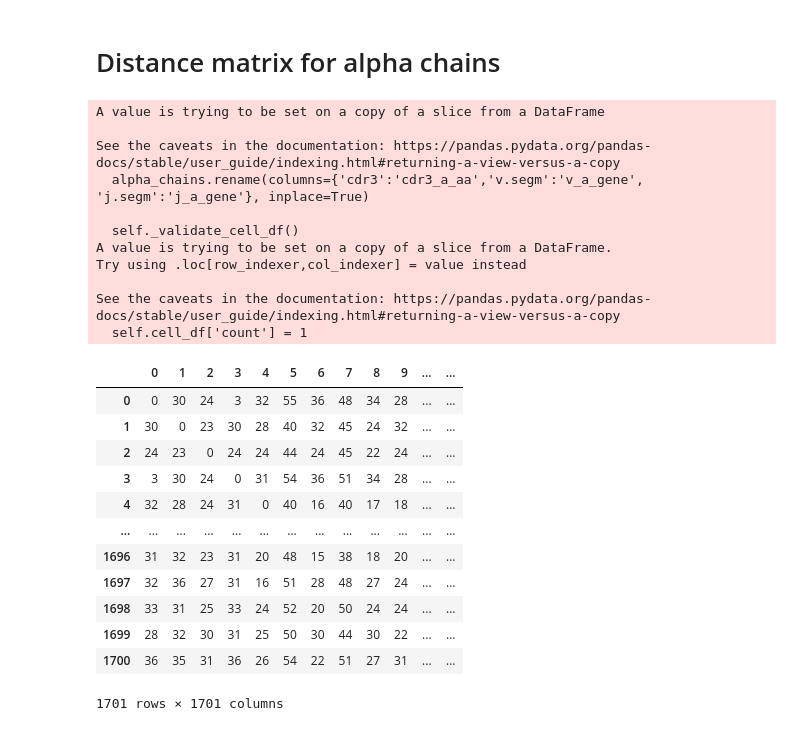
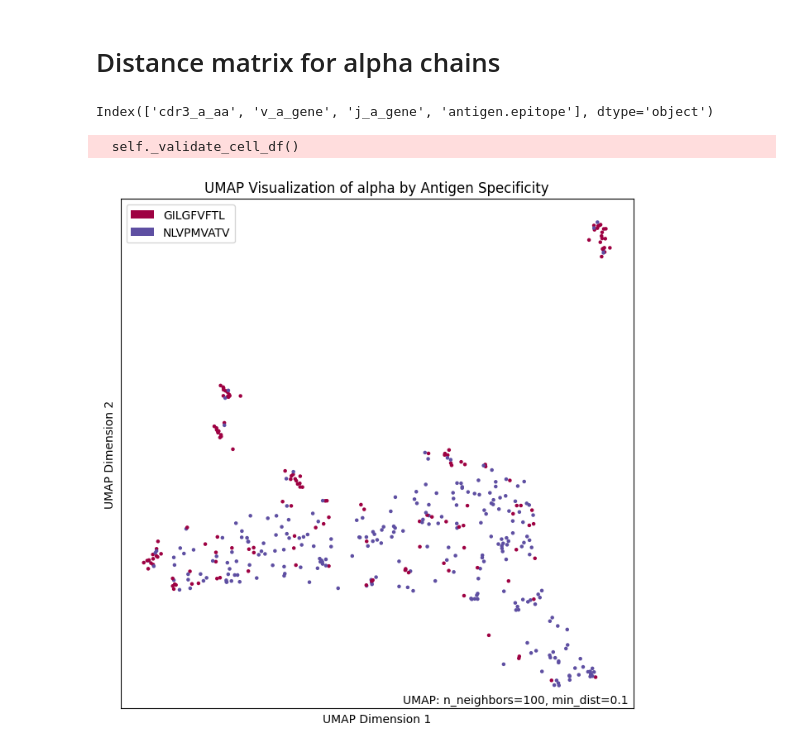
Before and after one commit to UoB-DSMP-2023-24/dsmp-2024-groupol1, a Jupyter notebook: distances_matrix.ipynb, the cells around one changed output. Drawn from its saved outputs; the diff is of its cells as text; code cells hidden in the pictures.

```diff
--- a/distances_matrix.ipynb
+++ b/distances_matrix.ipynb
@@ -92,42 +133,13 @@ beta_distances # print matrix
 # %%
 # Do the same as above but for alpha chains
 
 TRA = human_data[human_data['gene'] =='TRA']
-alpha_chains = TRA[['cdr3', 'v.segm', 'j.segm']]
+alpha_chains = TRA[['cdr3', 'v.segm', 'j.segm', 'antigen.epitope']].copy()
 alpha_chains.rename(columns={'cdr3':'cdr3_a_aa','v.segm':'v_a_gene', 'j.segm':'j_a_gene'}, inplace=True)
+print(alpha_chains.columns)
 
-tr_alpha = TCRrep(cell_df = alpha_chains,
-            organism = 'human',
-            chains = ['alpha'],
-            db_file = 'alphabeta_gammadelta_db.tsv')
+alpha_df = calculate_dist_and_umap(alpha_chains, 'alpha')
 # %% [output]
-A value is trying to be set on a copy of a slice from a DataFrame
-
-See the caveats in the documentation: https://pandas.pydata.org/pandas-docs/stable/user_guide/indexing.html#returning-a-view-versus-a-copy
-  alpha_chains.rename(columns={'cdr3':'cdr3_a_aa','v.segm':'v_a_gene', 'j.segm':'j_a_gene'}, inplace=True)
-
-  self._validate_cell_df()
-A value is trying to be set on a copy of a slice from a DataFrame.
-Try using .loc[row_indexer,col_indexer] = value instead
-
-See the caveats in the documentation: https://pandas.pydata.org/pandas-docs/stable/user_guide/indexing.html#returning-a-view-versus-a-copy
-  self.cell_df['count'] = 1
+Index(['cdr3_a_aa', 'v_a_gene', 'j_a_gene', 'antigen.epitope'], dtype='object')
+  self._validate_cell_df()
+[figure, added]
-# %%
-# get alpha chain calculations and print them.
-alpha_chain_matrix = tr_alpha.pw_cdr3_a_aa
-alpha_distances = pd.DataFrame(alpha_chain_matrix)
-alpha_distances
-# %% [output]
-|  | 0 | 1 | 2 | 3 | 4 | 5 | 6 | 7 | 8 | 9 | ... | ... |
-| 0 | 0 | 30 | 24 | 3 | 32 | 55 | 36 | 48 | 34 | 28 | ... | ... |
-| 1 | 30 | 0 | 23 | 30 | 28 | 40 | 32 | 45 | 24 | 32 | ... | ... |
-| 2 | 24 | 23 | 0 | 24 | 24 | 44 | 24 | 45 | 22 | 24 | ... | ... |
-| 3 | 3 | 30 | 24 | 0 | 31 | 54 | 36 | 51 | 34 | 28 | ... | ... |
-| 4 | 32 | 28 | 24 | 31 | 0 | 40 | 16 | 40 | 17 | 18 | ... | ... |
-| ... | ... | ... | ... | ... | ... | ... | ... | ... | ... | ... | ... | ... |
-| 1696 | 31 | 32 | 23 | 31 | 20 | 48 | 15 | 38 | 18 | 20 | ... | ... |
-| 1697 | 32 | 36 | 27 | 31 | 16 | 51 | 28 | 48 | 27 | 24 | ... | ... |
-| 1698 | 33 | 31 | 25 | 33 | 24 | 52 | 20 | 50 | 24 | 24 | ... | ... |
-| 1699 | 28 | 32 | 30 | 31 | 25 | 50 | 30 | 44 | 30 | 22 | ... | ... |
-| 1700 | 36 | 35 | 31 | 36 | 26 | 54 | 22 | 51 | 27 | 31 | ... | ... |
-1701 rows × 1701 columns
```
Also changed, not shown: parts of 10 cells of this notebook, 3 other files.
